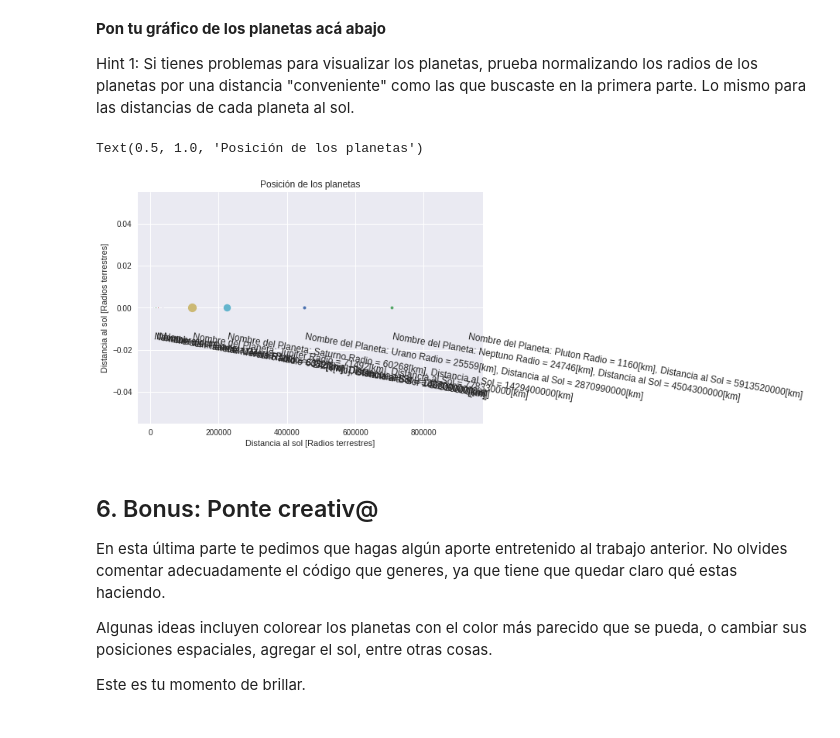
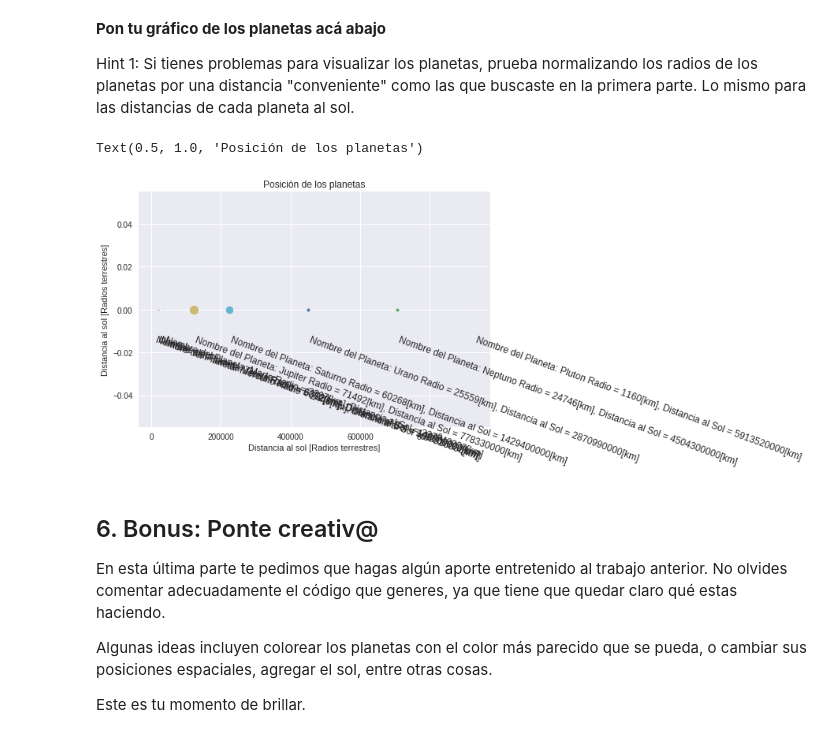
Before and after one commit to niccoma/minitarea1, a Jupyter notebook: minitarea1.ipynb, the cells around one changed output. Saved outputs shown, nothing was run; the diff lists cells and outputs as text; code cells hidden in the pictures.

```diff
--- a/minitarea1.ipynb
+++ b/minitarea1.ipynb
@@ -157,24 +157,25 @@ Text(0.5, 1.0, 'Posición de los planetas')
 
 Hint 1: Si tienes problemas para visualizar los planetas, prueba normalizando los radios de los planetas por una distancia "conveniente" como las que buscaste en la primera parte. Lo mismo para las distancias de cada planeta al sol.
 # %%
+from math import *
 def kmart(x):
   return x/radio_tierra
 
 import matplotlib.pyplot as plt
 vulcano.distancia
 fig1 = plt.figure()
 for elemento in dict_planetas:
   planeta = dict_planetas[elemento]
   plt.plot(kmart(planeta.distancia),0, 'o', markersize=kmart(planeta.radio))
-  plt.text(kmart(planeta.distancia),-0.015, planeta.info(), rotation=-10, size=12)
+  plt.text(kmart(planeta.distancia),-0.015, planeta.info(), rotation=-20, size=12)
 
 
 plt.xlabel('Distancia al sol [Radios terrestres]')
 plt.ylabel('Distancia al sol [Radios terrestres]')
 plt.title('Posición de los planetas')
 # %% [output]
 Text(0.5, 1.0, 'Posición de los planetas')
-[figure, old version]
+[figure, new version]
 # %% [markdown]
 ## 6. Bonus: Ponte creativ@
 En esta última parte te pedimos que hagas algún aporte entretenido al trabajo anterior. No olvides comentar adecuadamente el código que generes, ya que tiene que quedar claro qué estas haciendo.
```
Also changed, not shown: parts of 3 cells of this notebook.
